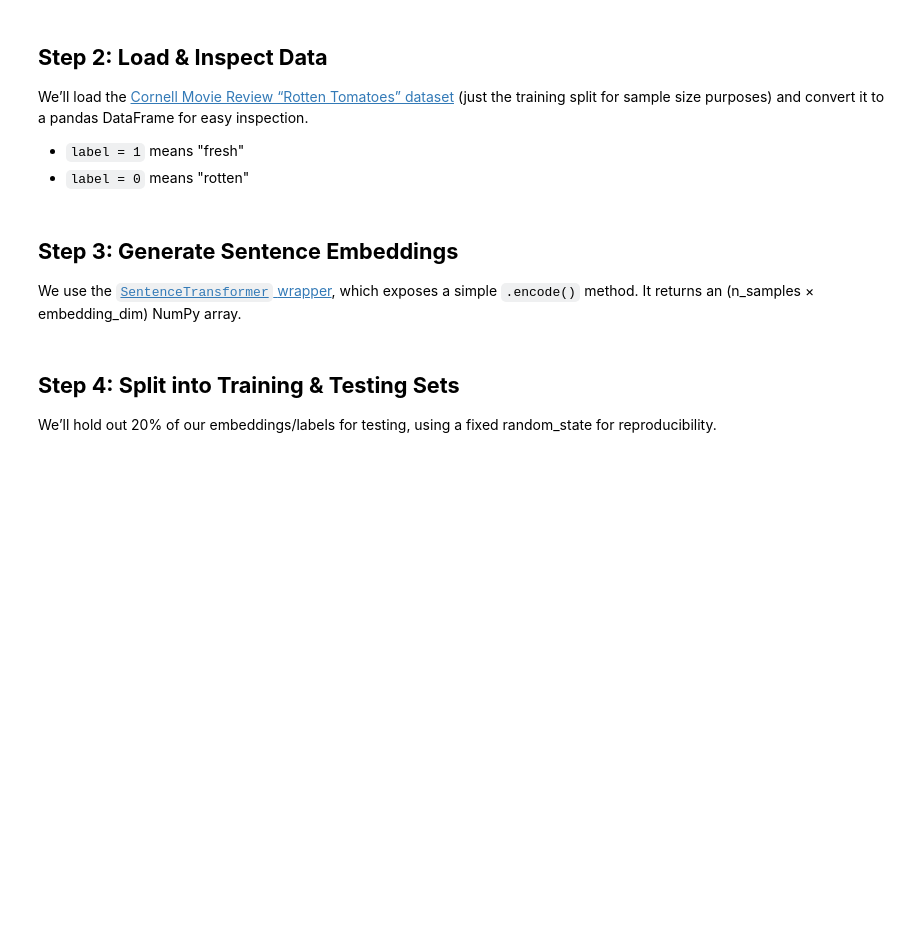
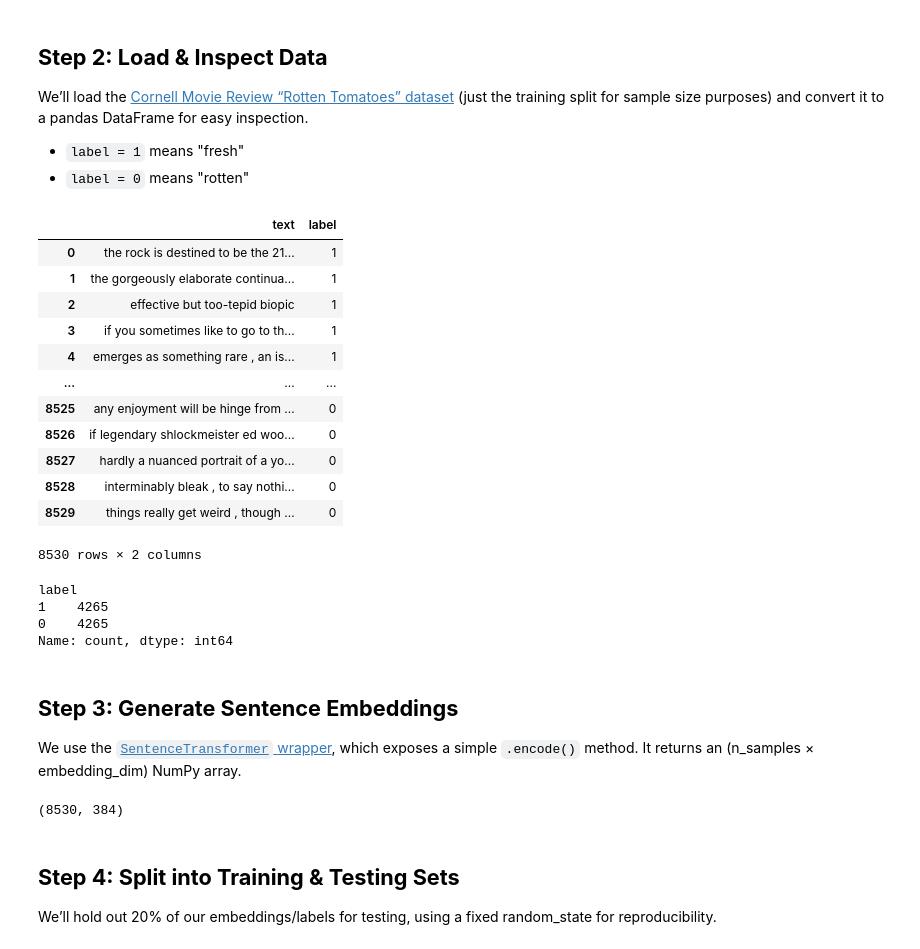
Before and after one commit to MalteseWarrior/GOULD--PYTHON--PORTFOLIO, a Jupyter notebook: In-Class/EoC2 Week 14_2 (4_24)_IN-CLASS.ipynb, the cells around one changed output. Cells and saved outputs as stored; diff of their text form; code cells hidden in the pictures; blank space fills up the shorter version.

```diff
--- a/In-Class/EoC2 Week 14_2 (4_24)_IN-CLASS.ipynb
+++ b/In-Class/EoC2 Week 14_2 (4_24)_IN-CLASS.ipynb
@@ -26,26 +26,59 @@ We’ll load the [Cornell Movie Review “Rotten Tomatoes” dataset](https://hu
 # %%
 import numpy as np
 import pandas as pd
-
+from datasets import load_dataset
 # Load the Rotten Tomatoes dataset
+dataset = load_dataset("cornell-movie-review-data/rotten_tomatoes", split="train")
+df = dataset.to_pandas()
+df
+# %% [output]
+|  | text | label |
+| 0 | the rock is destined to be the 21... | 1 |
+| 1 | the gorgeously elaborate continua... | 1 |
+| 2 | effective but too-tepid biopic | 1 |
+| 3 | if you sometimes like to go to th... | 1 |
+| 4 | emerges as something rare , an is... | 1 |
+| ... | ... | ... |
+| 8525 | any enjoyment will be hinge from ... | 0 |
+| 8526 | if legendary shlockmeister ed woo... | 0 |
+| 8527 | hardly a nuanced portrait of a yo... | 0 |
+| 8528 | interminably bleak , to say nothi... | 0 |
+| 8529 | things really get weird , though ... | 0 |
+8530 rows × 2 columns
 # %%
 # Check class distribution to ensure balance
+df["label"].value_counts()
+# %% [output]
+label
+1    4265
+0    4265
+Name: count, dtype: int64
 # %% [markdown]
 ## **Step 3: Generate Sentence Embeddings**
 We use the [`SentenceTransformer` wrapper](https://huggingface.co/sentence-transformers), which exposes a simple `.encode()` method. It returns an (n_samples × embedding_dim) NumPy array.
 # %%
 # sentence-transformers for pretrained encoder
-
+from sentence_transformers import SentenceTransformer
 
 # Instantiate the pretrained embedding model
-
+model_name = "all-MiniLM-L6-v2"
+embedder = SentenceTransformer(model_name)
 
 # Encode all review texts to embeddings
 # convert_to_numpy=True returns a NumPy array
 # show_progress_bar displays encoding progress
 
 
+X_embs = embedder.encode(
+    df["text"].to_list(),
+    convert_to_numpy=True,
+    show_progress_bar=True,
+)
+
 # Inspect shape: (n_reviews, embedding_dimension)
+X_embs.shape
+# %% [output]
+(8530, 384)
 # %% [markdown]
 ## **Step 4: Split into Training & Testing Sets**
 We’ll hold out 20% of our embeddings/labels for testing, using a fixed random_state for reproducibility.
```
Also changed, not shown: 3 other files.
